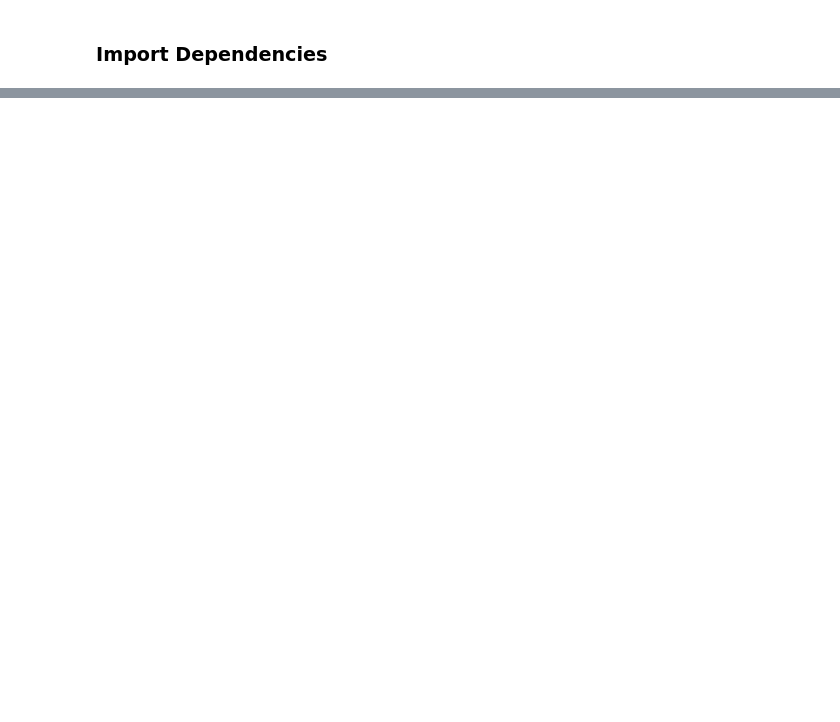
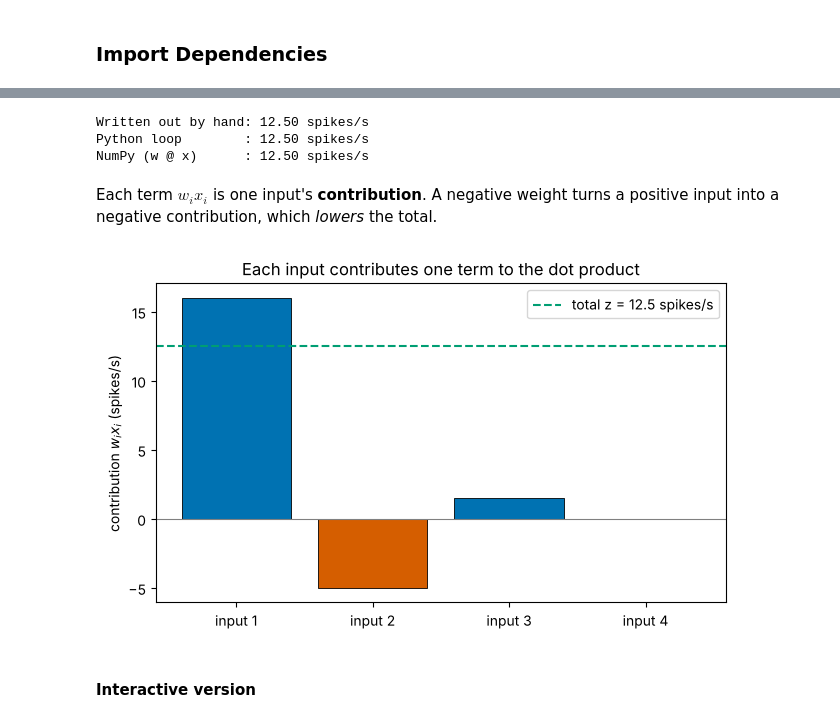
Before and after one commit to peter-adepoju/math-neuro-ml, a Jupyter notebook: lesson2/Lesson2_Teaching_Notebook.ipynb, the cells around one changed output, grey strips where cells are left out. Saved outputs shown, nothing was run; the diff lists cells and outputs as text; code cells hidden in the pictures; blank space fills up the shorter version.

```diff
--- a/lesson2/Lesson2_Teaching_Notebook.ipynb
+++ b/lesson2/Lesson2_Teaching_Notebook.ipynb
@@ -1235,0 +147,40 @@ is a starting point for describing real tuning curves, not a complete descriptio
+# %%
+x_inputs  = np.array([20.0, 10.0, 5.0, 15.0])   # presynaptic firing rates, spikes/s, shape (4,)
+w_weights = np.array([0.8, -0.5, 0.3, 0.0])      # connection weights (no units), shape (4,)
+
+# Three ways to compute the same number
+manual = w_weights[0]*x_inputs[0] + w_weights[1]*x_inputs[1] + w_weights[2]*x_inputs[2] + w_weights[3]*x_inputs[3]
+
+loop_total = 0.0
+for w_i, x_i in zip(w_weights, x_inputs):
+    loop_total += w_i * x_i
+
+numpy_dot = w_weights @ x_inputs          # same as np.dot(w_weights, x_inputs)
+
+print(f"Written out by hand: {manual:.2f} spikes/s")
+print(f"Python loop        : {loop_total:.2f} spikes/s")
+print(f"NumPy (w @ x)      : {numpy_dot:.2f} spikes/s")
+# %% [output]
+Written out by hand: 12.50 spikes/s
+Python loop        : 12.50 spikes/s
+NumPy (w @ x)      : 12.50 spikes/s
+# %% [markdown]
+Each term $w_i x_i$ is one input's **contribution**. A negative weight turns a positive input into a negative contribution, which *lowers* the total.
+# %%
+contributions = w_weights * x_inputs      # elementwise products, shape (4,)
+labels = ['input 1', 'input 2', 'input 3', 'input 4']
+bar_colours = [PALETTE[0] if c >= 0 else PALETTE[1] for c in contributions]
+
+fig, ax = plt.subplots(figsize=(6.5, 4))
+ax.bar(labels, contributions, color=bar_colours, edgecolor='black', linewidth=0.6)
+ax.axhline(0, color='grey', lw=0.8)
+ax.axhline(contributions.sum(), color=PALETTE[2], ls='--', lw=1.5, label=f'total z = {contributions.sum():.1f} spikes/s')
+ax.set_ylabel(r'contribution $w_i x_i$ (spikes/s)')
+ax.set_title('Each input contributes one term to the dot product')
+ax.legend()
+plt.tight_layout()
+plt.show()
+# %% [output]
+[figure, added]
+# %% [markdown]
+#### Interactive version
```
Also changed, not shown: parts of 134 cells of this notebook, 1 other file.
